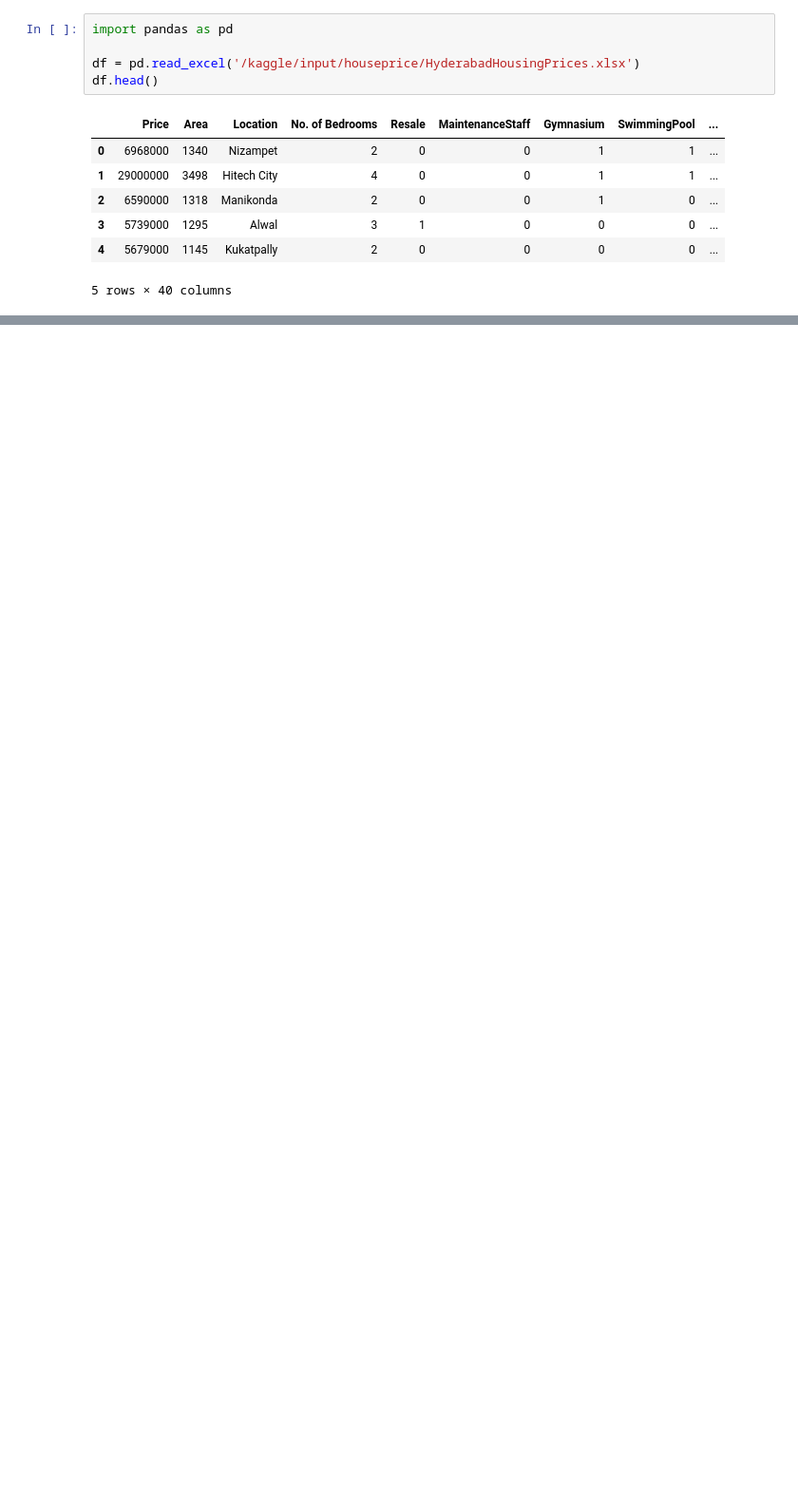
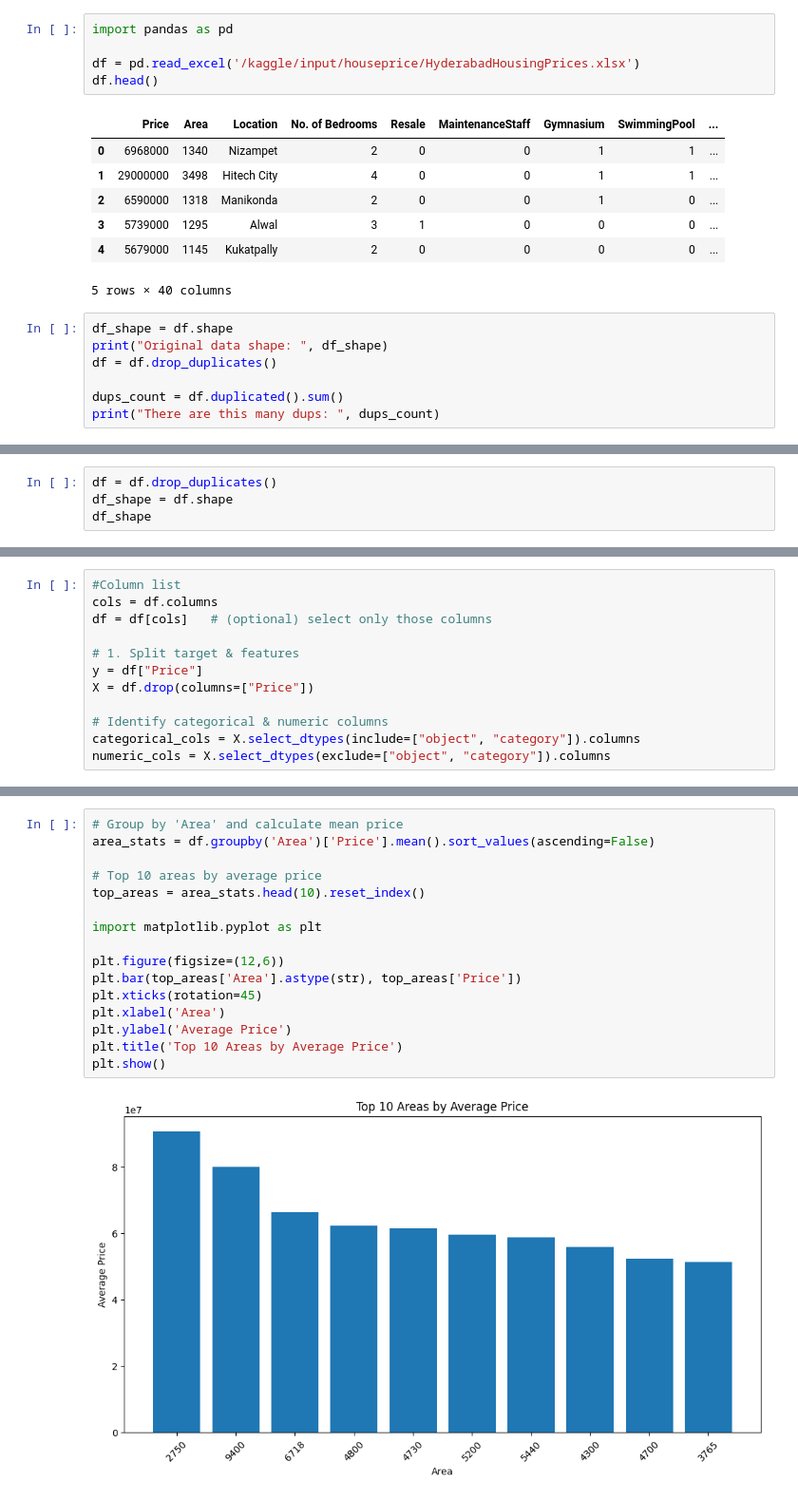
Before and after one commit to ScottySchmidt/ISU-CS-Portfolio, a Jupyter notebook: hyderabad-housing-market-analysis.ipynb, the cells around one changed output, grey strips where cells are left out. Shown at 95% size. Cells and saved outputs as stored; diff of their text form; blank space fills up the shorter version.

```diff
--- a/hyderabad-housing-market-analysis.ipynb
+++ b/hyderabad-housing-market-analysis.ipynb
@@ -15,3 +19,10 @@ df.head()
 | 3 | 5739000 | 1295 | Alwal | 3 | 1 | 0 | 0 | 0 | ... |
 | 4 | 5679000 | 1145 | Kukatpally | 2 | 0 | 0 | 0 | 0 | ... |
 5 rows × 40 columns
+# %%
+df_shape = df.shape
+print("Original data shape: ", df_shape)
+df = df.drop_duplicates()
+
+dups_count = df.duplicated().sum()
+print("There are this many dups: ", dups_count)
@@ -17,0 +32,4 @@ df.head()
+# %%
+df = df.drop_duplicates()
+df_shape = df.shape
+df_shape
@@ -17,0 +47,12 @@ df.head()
+# %%
+#Column list
+cols = df.columns
+df = df[cols]   # (optional) select only those columns
+
+# 1. Split target & features
+y = df["Price"]
+X = df.drop(columns=["Price"])
+
+# Identify categorical & numeric columns
+categorical_cols = X.select_dtypes(include=["object", "category"]).columns
+numeric_cols = X.select_dtypes(exclude=["object", "category"]).columns
@@ -17,0 +103,18 @@ df.head()
+# %%
+# Group by 'Area' and calculate mean price
+area_stats = df.groupby('Area')['Price'].mean().sort_values(ascending=False)
+
+# Top 10 areas by average price
+top_areas = area_stats.head(10).reset_index()
+
+import matplotlib.pyplot as plt
+
+plt.figure(figsize=(12,6))
+plt.bar(top_areas['Area'].astype(str), top_areas['Price'])
+plt.xticks(rotation=45)
+plt.xlabel('Area')
+plt.ylabel('Average Price')
+plt.title('Top 10 Areas by Average Price')
+plt.show()
+# %% [output]
+[figure, added]
```
Also changed, not shown: parts of 12 cells of this notebook.
